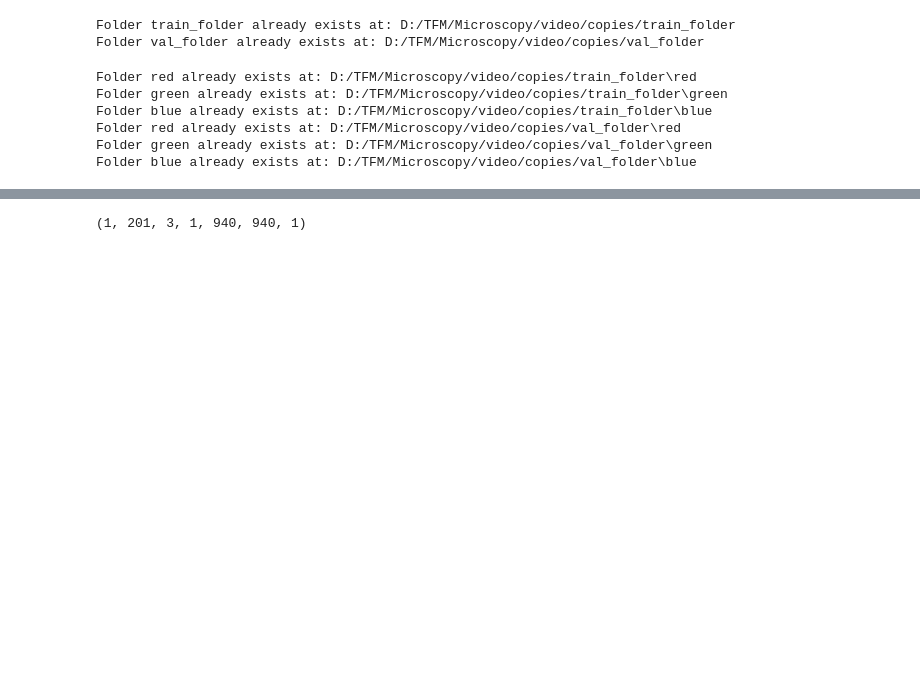
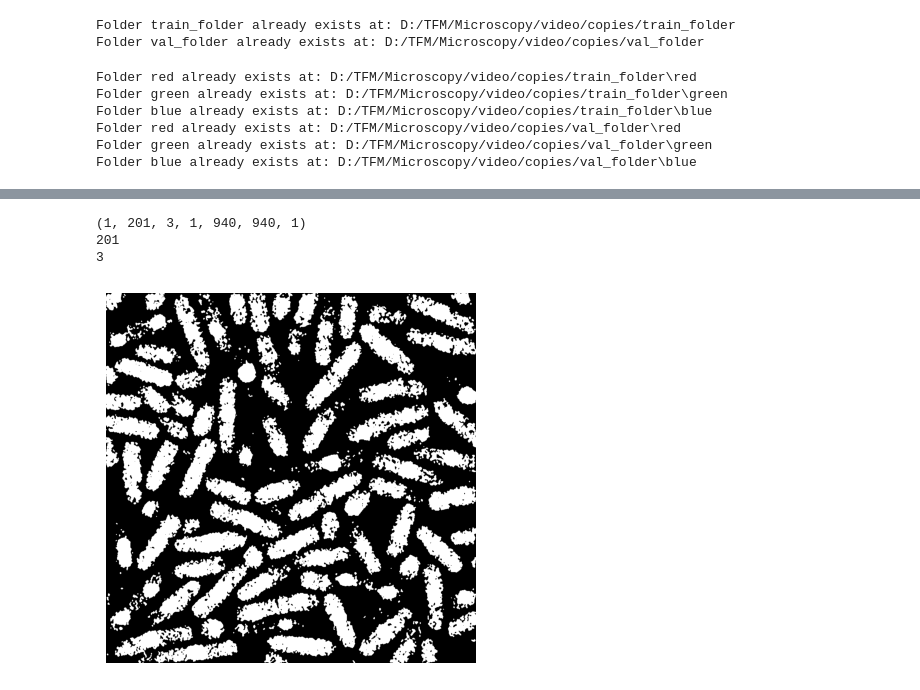
Before and after one commit to sarabenitezinglott/TFM, a Jupyter notebook: Microscopy/preprocess_df.ipynb, the cells around one changed output, grey strips where cells are left out. Cells and saved outputs as stored; diff of their text form; code cells hidden in the pictures; blank space fills up the shorter version.

```diff
--- a/Microscopy/preprocess_df.ipynb
+++ b/Microscopy/preprocess_df.ipynb
@@ -276,52 +157,0 @@ meiosis_quantification(czi_path)
-# %%
-def mask(czi_path):
-    # Load CZI file
-    czi_data = czifile.imread(czi_path)
-    print(czi_data.shape) # returns tuple of dimension sizes in STCZYX order
-    # Scene, Time, Channel, Slice, Height, Width
-    # print(czi_data)
-    # Select the desired image plane (adjust the indices as needed)  czi_data.shape[1]
-    # for i in range(czi_data.shape[1]):
-    for i in range(czi_data.shape[1]):
-        for j in range(czi_data.shape[2]):
-            image_plane = czi_data[0][i][j][0]
-
-            # 2. Convert the image to grayscale
-            if image_plane.shape[-1] == 3:
-                image_plane = cv2.cvtColor(image_plane,cv2.COLOR_BGR2GRAY)
-
-            # 3. Gaussian filter
-            smooth = filters.gaussian(image_plane, sigma=1.5)
-
-            # 4. Otsu threshold application
-            threshold_value = filters.threshold_otsu(smooth)
-            thresh = smooth < threshold_value
-
-            # 5. Fill holes
-            fill = ndi.binary_fill_holes(thresh)
-
-            # 6. Perform dilation and erosion of the nucleus
-            dil = morphology.binary_dilation(fill)
-            erode = morphology.binary_erosion(dil)
-
-            # 7. Display the mask
-            if j == 0: #Red channel --> nuclei mask
-                plt.imshow(erode, cmap='binary')
-                plt.axis('off')
-                plt.savefig(f'c:/Users/saraa/TFM/mask/nuclei/nuclei_mask_{i}.png')
-
-            elif j == 1:
-                plt.imshow(erode, cmap='binary')
-                plt.axis('off')
-                plt.savefig(f'c:/Users/saraa/TFM/mask/citoplasm/cito_mask_{i}.png')
-
-            else:
-                plt.imshow(erode, cmap='binary')
-                plt.axis('off')
-                plt.savefig(f'c:/Users/saraa/TFM/mask/meiosis/meiosis_mask_{i}.png')
-
-
-czi_path = "D:\\TFM\\Microscopy\\video\\3288-1copia.czi"
-mask(czi_path)
-# %% [output]
-(1, 201, 3, 1, 940, 940, 1)
@@ -394,0 +158,9 @@ visualize.display_instances(image, r['rois'], r['masks'], r['class_ids'],
+# %%
+from src import cnn
+czi_path = "D:\\TFM\\Microscopy\\video\\3288-1copia.czi"
+cnn.mask(czi_path)
+# %% [output]
+(1, 201, 3, 1, 940, 940, 1)
+201
+3
+[figure, added]
```
Also changed, not shown: parts of 7 cells of this notebook, 1 other file.
